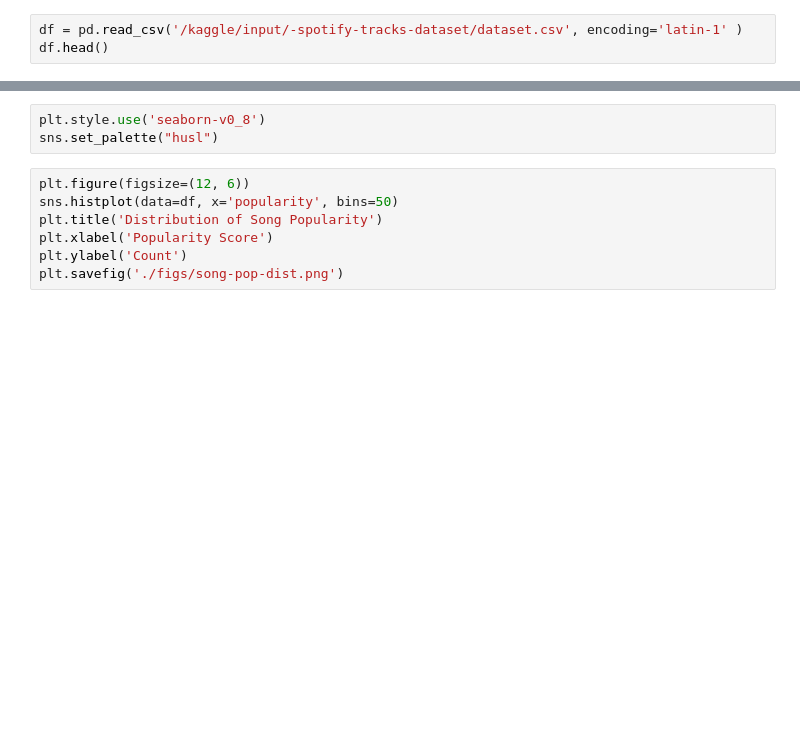
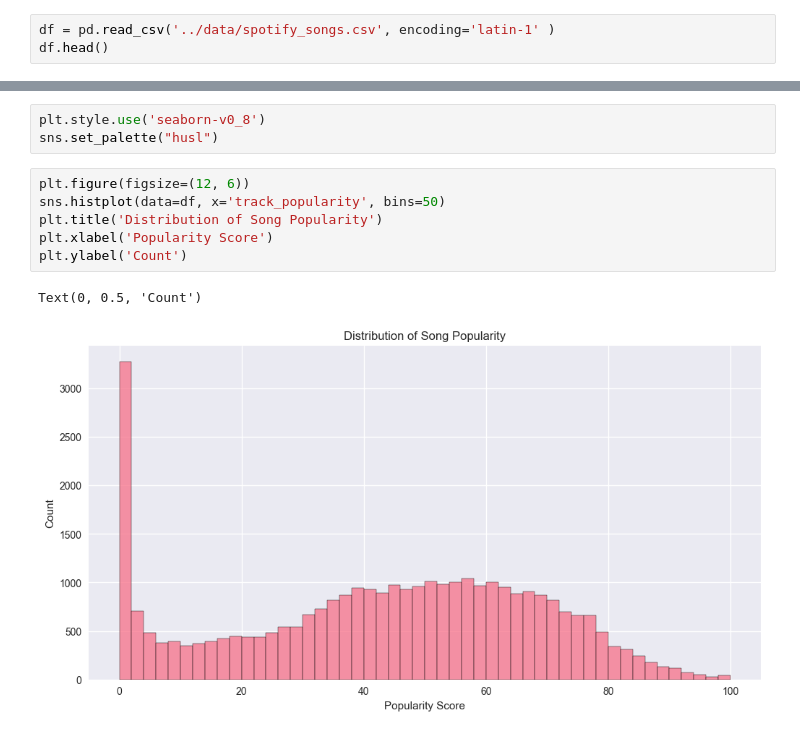
Before and after one commit to manjushettar/final, a Jupyter notebook: data_eng/data_analysis.ipynb, the cells around one changed output, grey strips where cells are left out. Cells and saved outputs as stored; diff of their text form; blank space fills up the shorter version.

```diff
--- a/data_eng/data_analysis.ipynb
+++ b/data_eng/data_analysis.ipynb
@@ -19,6 +19,6 @@ for dirname, _, filenames in os.walk('/kaggle/input'):
 # You can write up to 20GB to the current directory (/kaggle/working/) that gets preserved as output when you create a version using "Save & Run All"
 # You can also write temporary files to /kaggle/temp/, but they won't be saved outside of the current session
 # %%
-df = pd.read_csv('/kaggle/input/-spotify-tracks-dataset/dataset.csv', encoding='latin-1' )
+df = pd.read_csv('../data/spotify_songs.csv', encoding='latin-1' )
 df.head()
 # %% [output]
@@ -30,11 +54,13 @@ plt.style.use('seaborn-v0_8')
 sns.set_palette("husl")
 # %%
 plt.figure(figsize=(12, 6))
-sns.histplot(data=df, x='popularity', bins=50)
+sns.histplot(data=df, x='track_popularity', bins=50)
 plt.title('Distribution of Song Popularity')
 plt.xlabel('Popularity Score')
 plt.ylabel('Count')
-plt.savefig('./figs/song-pop-dist.png')
+# %% [output]
+Text(0, 0.5, 'Count')
+[figure, added]
 # %%
 audio_features = ['danceability', 'energy', 'loudness', 'speechiness',
                  'acousticness', 'instrumentalness', 'liveness', 'valence', 'tempo']
```
Also changed, not shown: parts of 12 cells of this notebook.
